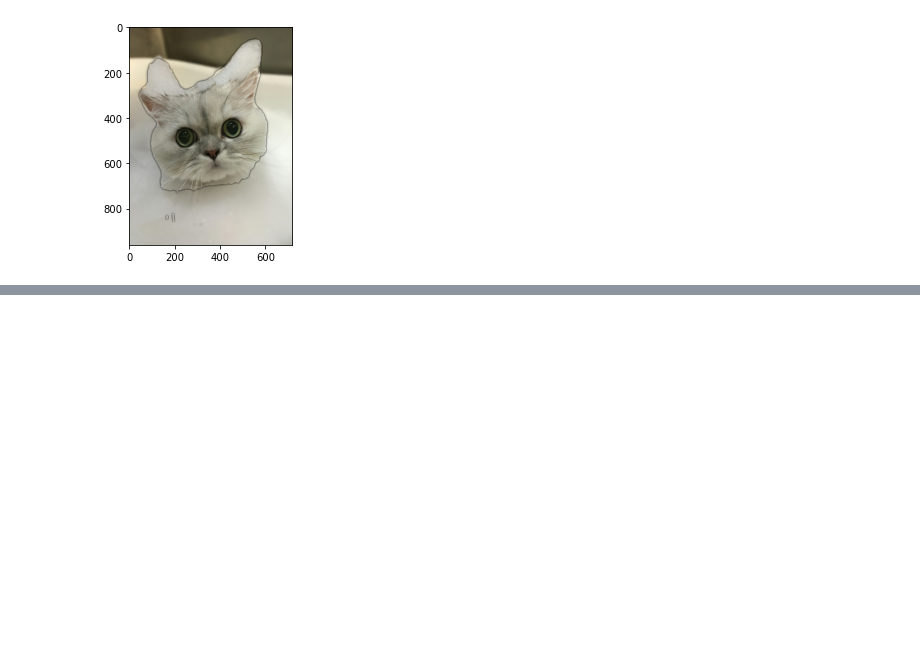
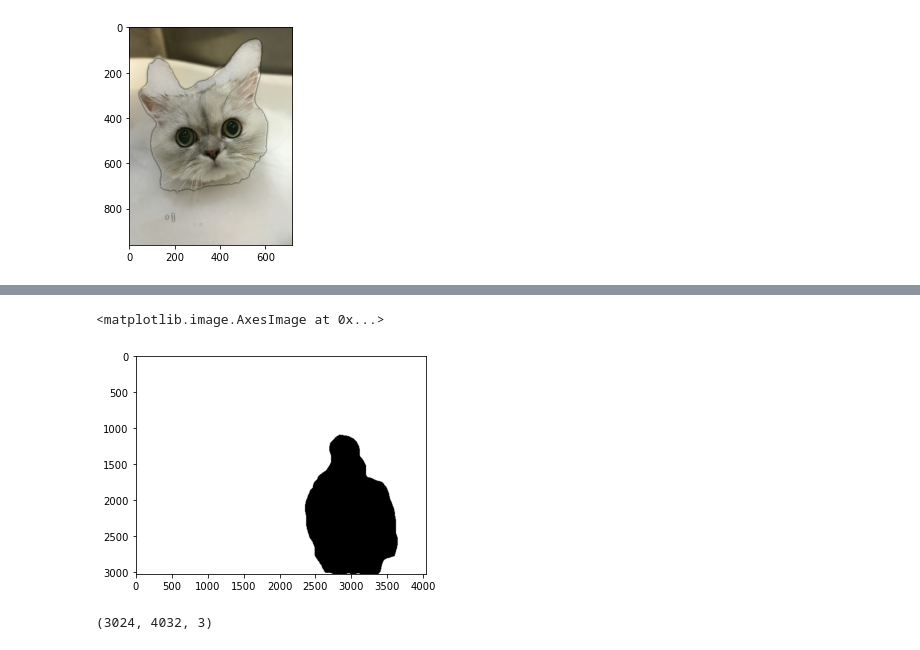
Before and after one commit to jongspark91/AIFFEL, a Jupyter notebook: Exploration_10/human_segmentation.ipynb, the cells around one changed output, grey strips where cells are left out. Saved outputs shown, nothing was run; the diff lists cells and outputs as text; code cells hidden in the pictures; blank space fills up the shorter version.

```diff
--- a/Exploration_10/human_segmentation.ipynb
+++ b/Exploration_10/human_segmentation.ipynb
@@ -321,0 +412,3 @@ plt.show()
+# %%
+img_resized, seg_map = MODEL.run(img_orig)
+print (img_orig.shape, img_resized.shape, seg_map.max())
@@ -321,0 +426,10 @@ plt.show()
+# %%
+img_show = img_resized.copy()
+seg_map = np.where(seg_map == 15, 15, 0) # 예측 중 사람만 추출
+img_mask = seg_map * (255/seg_map.max()) # 255 normalization
+img_mask = img_mask.astype(np.uint8)
+color_mask = cv2.applyColorMap(img_mask, cv2.COLORMAP_JET)
+img_show = cv2.addWeighted(img_show, 0.6, color_mask, 0.35, 0.0)
+
+plt.imshow(cv2.cvtColor(img_show, cv2.COLOR_BGR2RGB))
+plt.show()
@@ -321,0 +440,13 @@ plt.show()
+# %%
+img_mask_up = cv2.resize(img_mask, img_orig.shape[:2][::-1], interpolation=cv2.INTER_LINEAR)
+_, img_mask_up = cv2.threshold(img_mask_up, 128, 255, cv2.THRESH_BINARY)
+
+ax = plt.subplot(1,2,1)
+plt.imshow(img_mask_up, cmap=plt.cm.binary_r)
+ax.set_title('Original Size Mask')
+
+ax = plt.subplot(1,2,2)
+plt.imshow(img_mask, cmap=plt.cm.binary_r)
+ax.set_title('DeepLab Model Mask')
+
+plt.show()
@@ -321,0 +457,6 @@ plt.show()
+# %%
+img_mask_color = cv2.cvtColor(img_mask_up, cv2.COLOR_GRAY2BGR)
+img_bg_mask = cv2.bitwise_not(img_mask_color)
+img_bg = cv2.bitwise_and(img_orig, img_bg_mask)
+plt.imshow(img_bg)
+plt.show()
@@ -321,0 +470,9 @@ plt.show()
+# %%
+plt.imshow(img_bg_mask)
+# %% [output]
+<matplotlib.image.AxesImage at 0x...>
+[figure, added]
+# %%
+img_bg_mask.shape
+# %% [output]
+(3024, 4032, 3)
```
Also changed, not shown: parts of 38 cells of this notebook, 2 other files.
